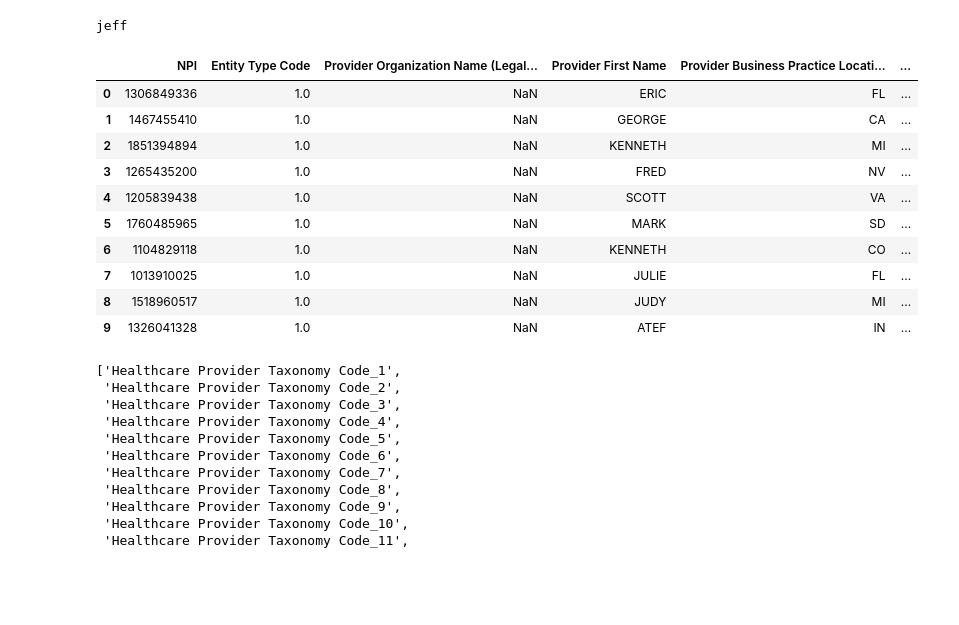
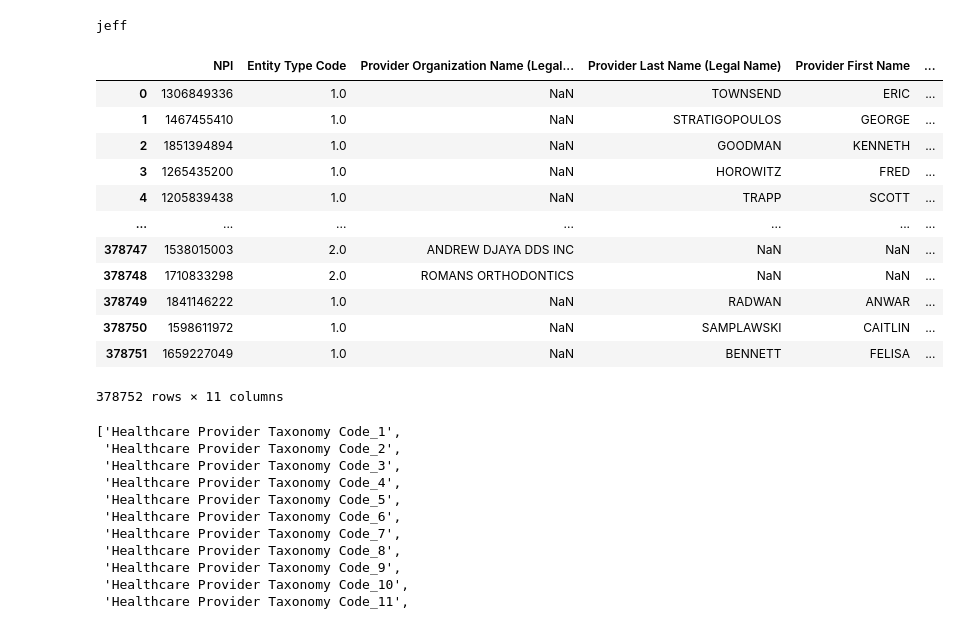
Before and after one commit to carlmarco/dental-market-intelligence, a Jupyter notebook: notebooks/inv_1.ipynb, the cells around one changed output. Saved outputs shown, nothing was run; the diff lists cells and outputs as text; code cells hidden in the pictures; blank space fills up the shorter version.

```diff
--- a/notebooks/inv_1.ipynb
+++ b/notebooks/inv_1.ipynb
@@ -2,7 +2,9 @@
 import pandas as pd
 # %%
 use_cols = ['NPI', 'Entity Type Code', 'Provider Organization Name (Legal Business Name)',
-            'Provider First Name','Healthcare Provider Taxonomy Code_1',
+            'Provider First Name', 'Provider Last Name (Legal Name)', 'Provider First Line Business Mailing Address',
+            'Provider First Line Business Practice Location Address',
+            'Healthcare Provider Taxonomy Code_1',
             'Healthcare Provider Taxonomy Code_2',
             'Provider Business Practice Location Address Postal Code',
             'Provider Business Practice Location Address State Name']
@@ -46,19 +48,21 @@ print("jeff")
 # %% [output]
 jeff
 # %%
-df.head(10)
+df
 # %% [output]
-|  | NPI | Entity Type Code | Provider Organization Name (Legal... | Provider First Name | Provider Business Practice Locati... | ... |
-| 0 | 1306849336 | 1.0 | NaN | ERIC | FL | ... |
-| 1 | 1467455410 | 1.0 | NaN | GEORGE | CA | ... |
-| 2 | 1851394894 | 1.0 | NaN | KENNETH | MI | ... |
-| 3 | 1265435200 | 1.0 | NaN | FRED | NV | ... |
-| 4 | 1205839438 | 1.0 | NaN | SCOTT | VA | ... |
-| 5 | 1760485965 | 1.0 | NaN | MARK | SD | ... |
-| 6 | 1104829118 | 1.0 | NaN | KENNETH | CO | ... |
-| 7 | 1013910025 | 1.0 | NaN | JULIE | FL | ... |
-| 8 | 1518960517 | 1.0 | NaN | JUDY | MI | ... |
-| 9 | 1326041328 | 1.0 | NaN | ATEF | IN | ... |
+|  | NPI | Entity Type Code | Provider Organization Name (Legal... | Provider Last Name (Legal Name) | Provider First Name | ... |
+| 0 | 1306849336 | 1.0 | NaN | TOWNSEND | ERIC | ... |
+| 1 | 1467455410 | 1.0 | NaN | STRATIGOPOULOS | GEORGE | ... |
+| 2 | 1851394894 | 1.0 | NaN | GOODMAN | KENNETH | ... |
+| 3 | 1265435200 | 1.0 | NaN | HOROWITZ | FRED | ... |
+| 4 | 1205839438 | 1.0 | NaN | TRAPP | SCOTT | ... |
+| ... | ... | ... | ... | ... | ... | ... |
+| 378747 | 1538015003 | 2.0 | ANDREW DJAYA DDS INC | NaN | NaN | ... |
+| 378748 | 1710833298 | 2.0 | ROMANS ORTHODONTICS | NaN | NaN | ... |
+| 378749 | 1841146222 | 1.0 | NaN | RADWAN | ANWAR | ... |
+| 378750 | 1598611972 | 1.0 | NaN | SAMPLAWSKI | CAITLIN | ... |
+| 378751 | 1659227049 | 1.0 | NaN | BENNETT | FELISA | ... |
+378752 rows × 11 columns
 # %%
 df.columns = [col.strip().lower() for col in df.columns]
 # %%
```
Also changed, not shown: parts of 5 cells of this notebook, 7 other files.
